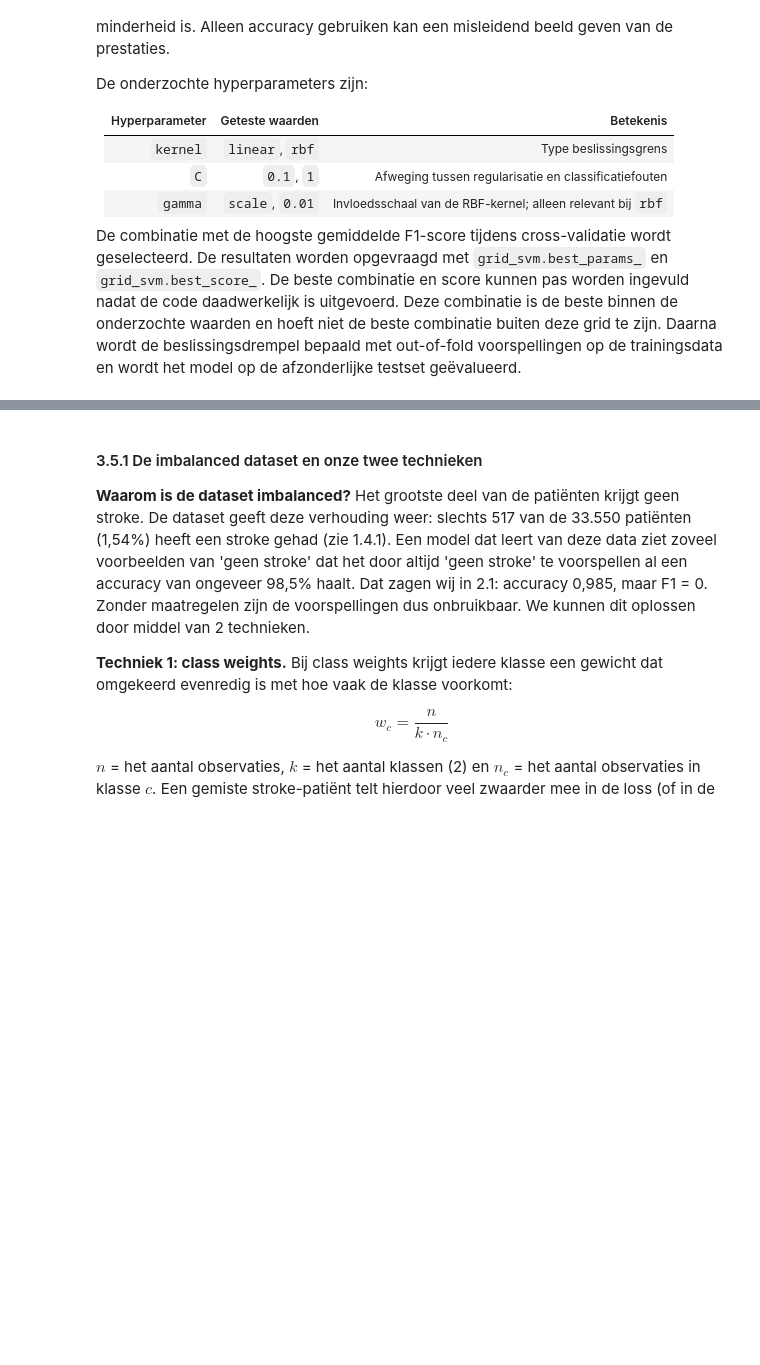
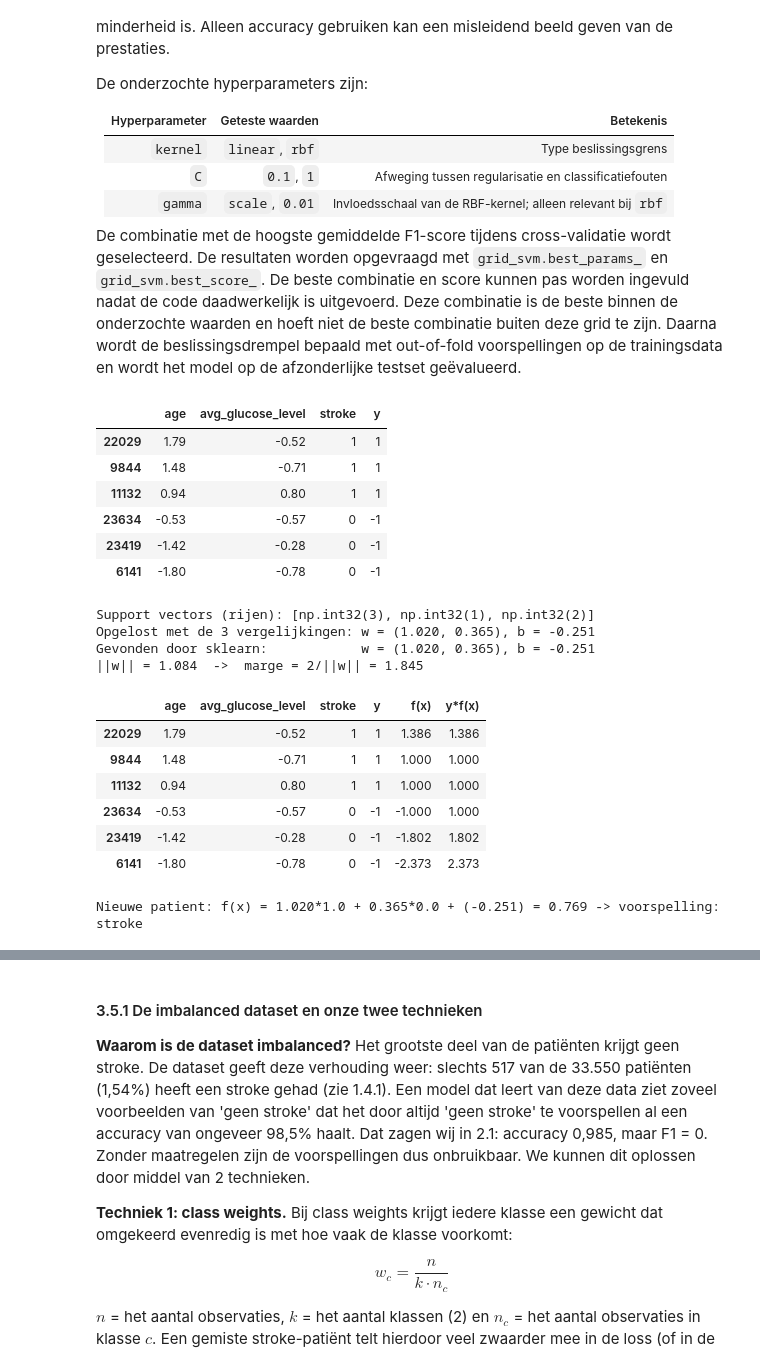
Before and after one commit to AlishaSR2k5/Machine-Learning-Portfolio-1, a Jupyter notebook: portfolio_opdracht_stroke.ipynb, the cells around one changed output, grey strips where cells are left out. Saved outputs shown, nothing was run; the diff lists cells and outputs as text; code cells hidden in the pictures; blank space fills up the shorter version.

```diff
--- a/portfolio_opdracht_stroke.ipynb
+++ b/portfolio_opdracht_stroke.ipynb
@@ -1550,3 +1550,68 @@ De onderzochte hyperparameters zijn:
 | `gamma` | `scale`, `0.01` | Invloedsschaal van de RBF-kernel; alleen relevant bij `rbf` |
 
 De combinatie met de hoogste gemiddelde F1-score tijdens cross-validatie wordt geselecteerd. De resultaten worden opgevraagd met `grid_svm.best_params_` en `grid_svm.best_score_`. De beste combinatie en score kunnen pas worden ingevuld nadat de code daadwerkelijk is uitgevoerd. Deze combinatie is de beste binnen de onderzochte waarden en hoeft niet de beste combinatie buiten deze grid te zijn. Daarna wordt de beslissingsdrempel bepaald met out-of-fold voorspellingen op de trainingsdata en wordt het model op de afzonderlijke testset geëvalueerd.
+# %%
+from sklearn.svm import SVC
+
+# 3 stroke-patienten (oud) en 3 patienten zonder stroke (jong); twee kenmerken, gestandaardiseerd
+stroke_vb = df_gestandaardiseerd[
+    (df_gestandaardiseerd["stroke"] == 1) & (df_gestandaardiseerd["age"] > 0.8)
+].sample(3, random_state=1)
+geen_stroke_vb = df_gestandaardiseerd[
+    (df_gestandaardiseerd["stroke"] == 0) & (df_gestandaardiseerd["age"] < 0.2)
+].sample(3, random_state=1)
+
+voorbeeld = pd.concat([stroke_vb, geen_stroke_vb])[["age", "avg_glucose_level", "stroke"]].round(2)
+voorbeeld["y"] = np.where(voorbeeld["stroke"] == 1, 1, -1)  # SVM rekent met labels -1 en +1
+display(voorbeeld)
+
+X_vb = voorbeeld[["age", "avg_glucose_level"]].values
+y_vb = voorbeeld["y"].values
+
+# zeer grote C: (vrijwel) harde marge, dit past bij perfect scheidbare voorbeelddata
+svm_vb = SVC(kernel="linear", C=1e6).fit(X_vb, y_vb)
+w, b = svm_vb.coef_[0], svm_vb.intercept_[0]
+steun = svm_vb.support_
+print(f"Support vectors (rijen): {list(steun)}")
+
+# Handmatig narekenen: voor elke support vector geldt y * (w1*x1 + w2*x2 + b) = 1.
+# Dat zijn 3 vergelijkingen met 3 onbekenden (w1, w2, b).
+A = np.column_stack([X_vb[steun], np.ones(len(steun))]) * y_vb[steun][:, None]
+w1, w2, b_hand = np.linalg.solve(A, np.ones(len(steun)))
+print(f"Opgelost met de 3 vergelijkingen: w = ({w1:.3f}, {w2:.3f}), b = {b_hand:.3f}")
+print(f"Gevonden door sklearn:            w = ({w[0]:.3f}, {w[1]:.3f}), b = {b:.3f}")
+
+# marge = 2 / ||w||
+norm_w = np.sqrt(w[0] ** 2 + w[1] ** 2)
+print(f"||w|| = {norm_w:.3f}  ->  marge = 2/||w|| = {2 / norm_w:.3f}")
+
+# beslissingswaarde f(x) = w.x + b per patient, en y*f(x) (>= 1 betekent: juist en buiten de marge)
+voorbeeld["f(x)"] = X_vb @ w + b
+voorbeeld["y*f(x)"] = voorbeeld["y"] * voorbeeld["f(x)"]
+display(voorbeeld.round(3))
+
+# een nieuwe patient classificeren
+nieuw = np.array([1.0, 0.0])  # gestandaardiseerde leeftijd 1.0, gemiddelde glucose
+f_nieuw = nieuw @ w + b
+print(f"Nieuwe patient: f(x) = {w[0]:.3f}*1.0 + {w[1]:.3f}*0.0 + ({b:.3f}) = {f_nieuw:.3f} "
+      f"-> voorspelling: {'stroke' if f_nieuw > 0 else 'geen stroke'}")
+# %% [output]
+|  | age | avg_glucose_level | stroke | y |
+| 22029 | 1.79 | -0.52 | 1 | 1 |
+| 9844 | 1.48 | -0.71 | 1 | 1 |
+| 11132 | 0.94 | 0.80 | 1 | 1 |
+| 23634 | -0.53 | -0.57 | 0 | -1 |
+| 23419 | -1.42 | -0.28 | 0 | -1 |
+| 6141 | -1.80 | -0.78 | 0 | -1 |
+Support vectors (rijen): [np.int32(3), np.int32(1), np.int32(2)]
+Opgelost met de 3 vergelijkingen: w = (1.020, 0.365), b = -0.251
+Gevonden door sklearn:            w = (1.020, 0.365), b = -0.251
+||w|| = 1.084  ->  marge = 2/||w|| = 1.845
+|  | age | avg_glucose_level | stroke | y | f(x) | y*f(x) |
+| 22029 | 1.79 | -0.52 | 1 | 1 | 1.386 | 1.386 |
+| 9844 | 1.48 | -0.71 | 1 | 1 | 1.000 | 1.000 |
+| 11132 | 0.94 | 0.80 | 1 | 1 | 1.000 | 1.000 |
+| 23634 | -0.53 | -0.57 | 0 | -1 | -1.000 | 1.000 |
+| 23419 | -1.42 | -0.28 | 0 | -1 | -1.802 | 1.802 |
+| 6141 | -1.80 | -0.78 | 0 | -1 | -2.373 | 2.373 |
+Nieuwe patient: f(x) = 1.020*1.0 + 0.365*0.0 + (-0.251) = 0.769 -> voorspelling: stroke
```
Also changed, not shown: parts of 12 cells of this notebook.
